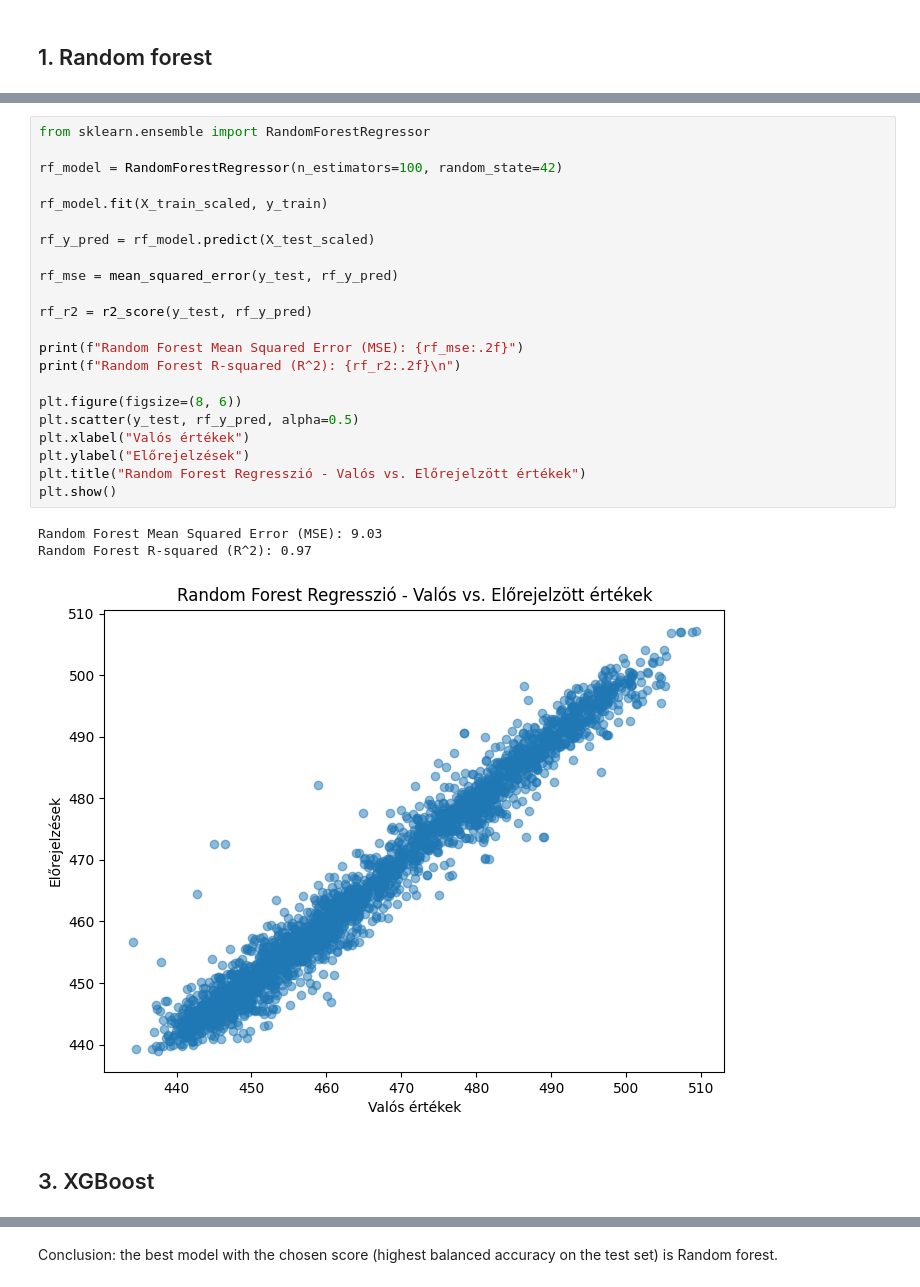
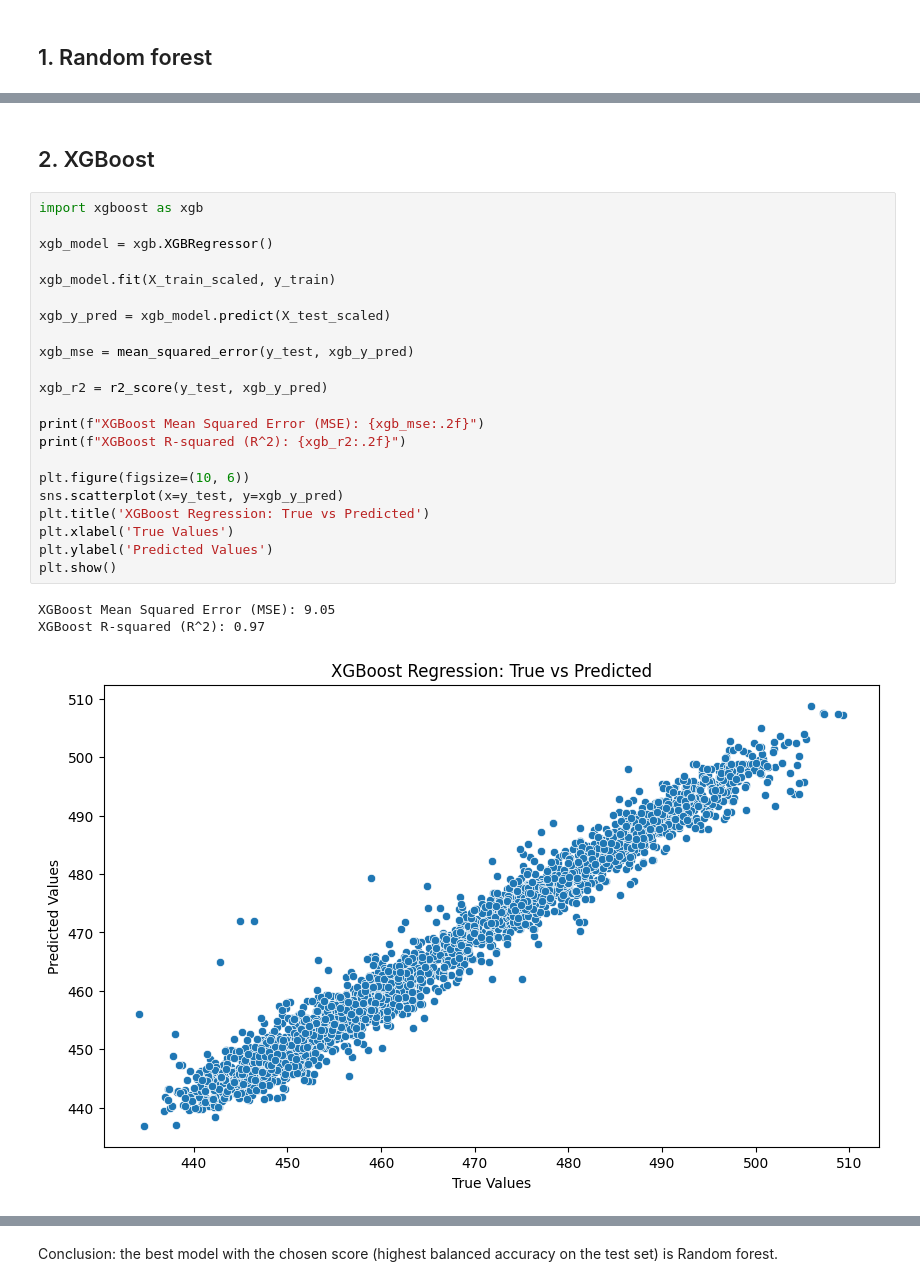
Before and after one commit to Lacikaki7/AI_project1, a Jupyter notebook: Beadando.ipynb, the cells around one changed output, grey strips where cells are left out. Cells and saved outputs as stored; diff of their text form.

```diff
--- a/Beadando.ipynb
+++ b/Beadando.ipynb
@@ -273,28 +314,28 @@ R-squared (R^2): 0.93
+# %% [markdown]
+## 2. XGBoost
 # %%
-from sklearn.ensemble import RandomForestRegressor
+import xgboost as xgb
 
-rf_model = RandomForestRegressor(n_estimators=100, random_state=42)
+xgb_model = xgb.XGBRegressor()
 
-rf_model.fit(X_train_scaled, y_train)
+xgb_model.fit(X_train_scaled, y_train)
 
-rf_y_pred = rf_model.predict(X_test_scaled)
+xgb_y_pred = xgb_model.predict(X_test_scaled)
 
-rf_mse = mean_squared_error(y_test, rf_y_pred)
+xgb_mse = mean_squared_error(y_test, xgb_y_pred)
 
-rf_r2 = r2_score(y_test, rf_y_pred)
+xgb_r2 = r2_score(y_test, xgb_y_pred)
 
-print(f"Random Forest Mean Squared Error (MSE): {rf_mse:.2f}")
-print(f"Random Forest R-squared (R^2): {rf_r2:.2f}\n")
+print(f"XGBoost Mean Squared Error (MSE): {xgb_mse:.2f}")
+print(f"XGBoost R-squared (R^2): {xgb_r2:.2f}")
 
-plt.figure(figsize=(8, 6))
-plt.scatter(y_test, rf_y_pred, alpha=0.5)
-plt.xlabel("Valós értékek")
-plt.ylabel("Előrejelzések")
-plt.title("Random Forest Regresszió - Valós vs. Előrejelzött értékek")
+plt.figure(figsize=(10, 6))
+sns.scatterplot(x=y_test, y=xgb_y_pred)
+plt.title('XGBoost Regression: True vs Predicted')
+plt.xlabel('True Values')
+plt.ylabel('Predicted Values')
 plt.show()
 # %% [output]
-Random Forest Mean Squared Error (MSE): 9.03
-Random Forest R-squared (R^2): 0.97
+XGBoost Mean Squared Error (MSE): 9.05
+XGBoost R-squared (R^2): 0.97
-[figure, old version]
+[figure, new version]
-# %% [markdown]
-## 3. XGBoost
```
Also changed, not shown: parts of 3 cells of this notebook.
